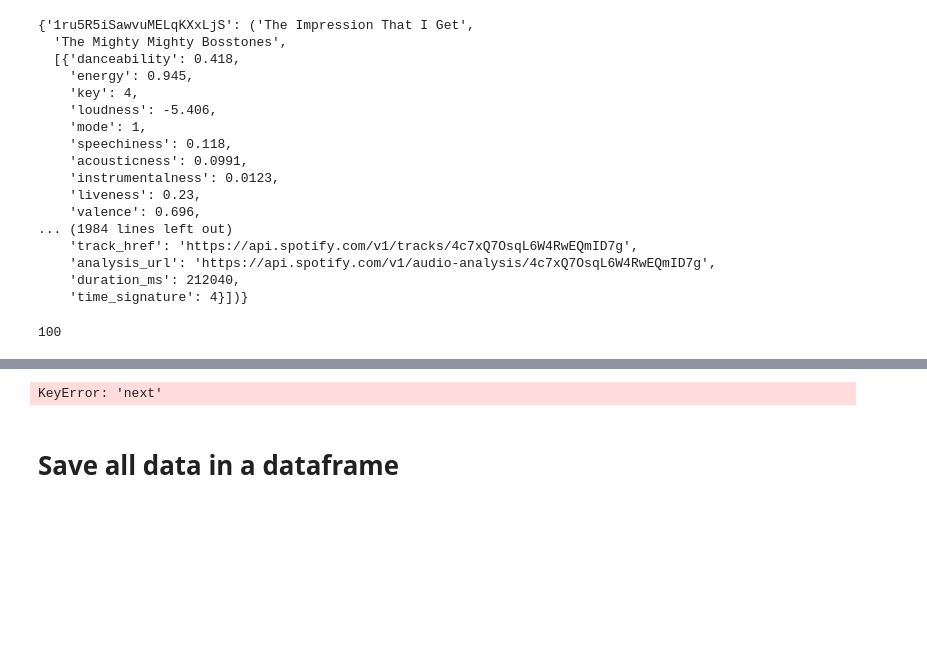
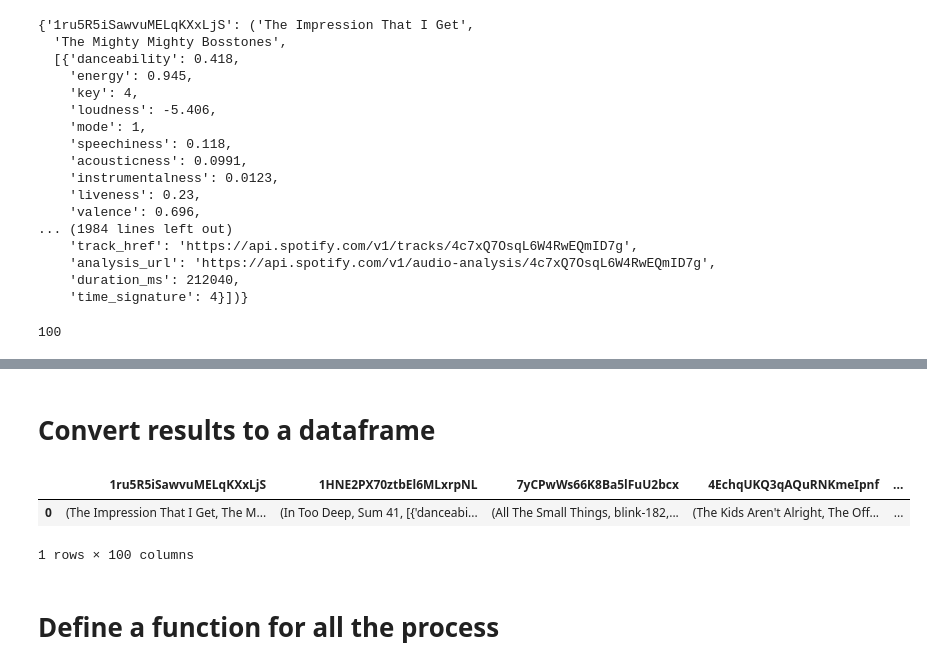
Before and after one commit to rogerserret/IronRoger, a Jupyter notebook: week7_classexs/Lab - Spotipy audio features.ipynb, the cells around one changed output, grey strips where cells are left out. Cells and saved outputs as stored; diff of their text form; code cells hidden in the pictures; blank space fills up the shorter version.

```diff
--- a/week7_classexs/Lab - Spotipy audio features.ipynb
+++ b/week7_classexs/Lab - Spotipy audio features.ipynb
@@ -135,0 +196,5 @@ len(songs)
+# %%
+songs = {}
+
+for track in playlist['items']:
+    songs[track["track"]["id"]]=track["track"]["name"], track["track"]["artists"][0]["name"]
@@ -138,7 +212,7 @@ len(songs)
 # %%
 audio_features = {}
 
-for track in playlist['tracks']['items']:
+for track in playlist['items']:
     audio_features[track["track"]["id"]] = sp.audio_features(track["track"]["id"])
 # %%
 #another way of doing the loop:
@@ -171,7 +245,7 @@ audio_features
 # %%
 songs = {}
 
-for track in playlist['tracks']['items']:
+for track in playlist['items']:
     songs[track["track"]["id"]]=track["track"]["name"], track["track"]["artists"][0]["name"], sp.audio_features(track["track"]["id"])
 # %%
 songs
@@ -214,6 +273,0 @@ tracks = playlist['tracks']['items']
-# %%
-while playlist['tracks']['next']:
-    playlist=sp.next(playlist)
-    tracks.extend(playlist['tracks']['items'])
-# %% [output]
-KeyError: 'next'
@@ -229,2 +274,2 @@ while results['next']:
 # %% [markdown]
-# Save all data in a dataframe
+# Convert results to a dataframe
@@ -230,0 +278,10 @@ while results['next']:
+# %%
+songs_df=pd.DataFrame.from_dict([songs])
+# %%
+songs_df
+# %% [output]
+|  | 1ru5R5iSawvuMELqKXxLjS | 1HNE2PX70ztbEl6MLxrpNL | 7yCPwWs66K8Ba5lFuU2bcx | 4EchqUKQ3qAQuRNKmeIpnf | ... |
+| 0 | (The Impression That I Get, The M... | (In Too Deep, Sum 41, [{'danceabi... | (All The Small Things, blink-182,... | (The Kids Aren't Alright, The Off... | ... |
+1 rows × 100 columns
+# %% [markdown]
+# Define a function for all the process
```
Also changed, not shown: parts of 33 cells of this notebook, 3 other files.
